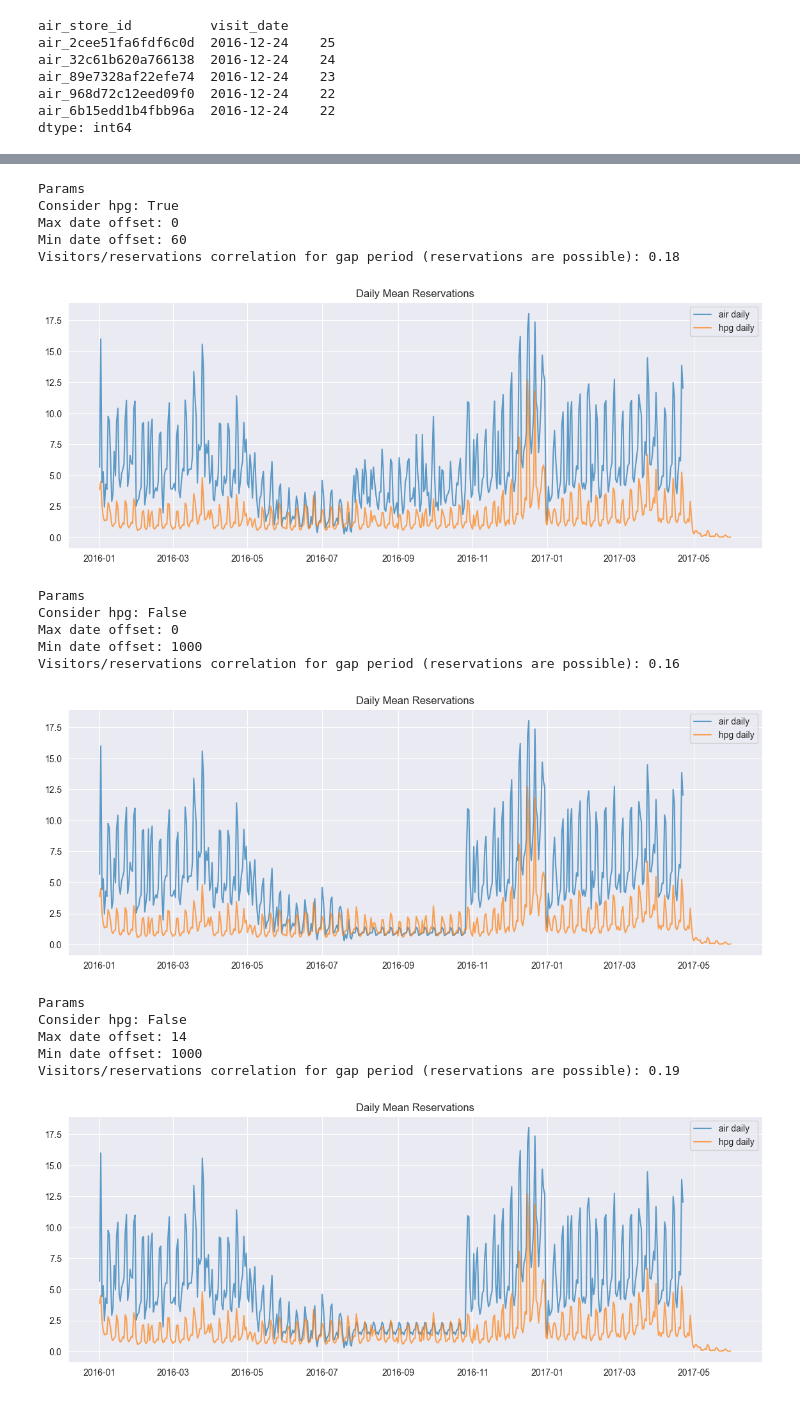
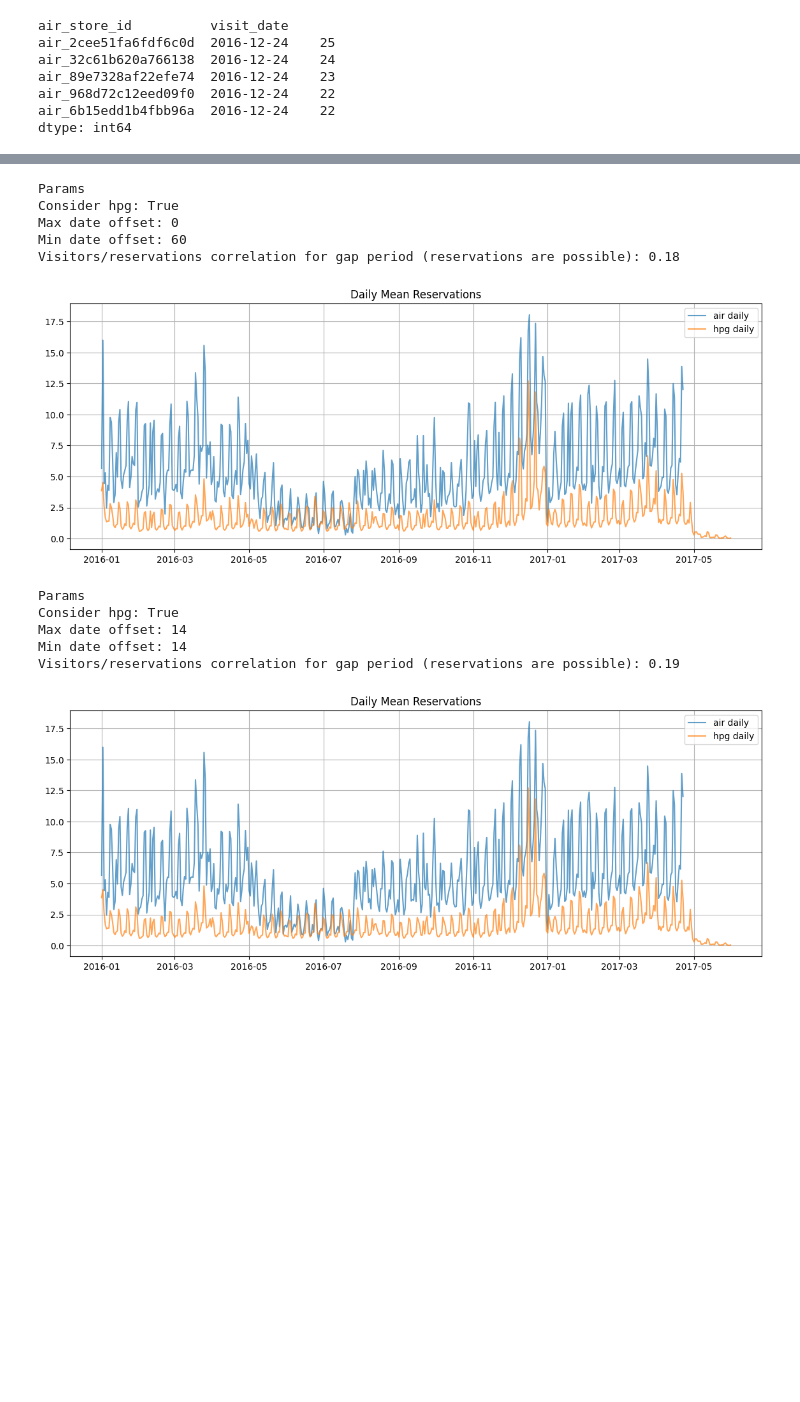
Before and after one commit to Lymuthien/mentoring_program, a Jupyter notebook: notebooks/1.1-reservations-visitors-eda.ipynb, the cells around one changed output, grey strips where cells are left out. Drawn from its saved outputs; the diff is of its cells as text; code cells hidden in the pictures; blank space fills up the shorter version.

```diff
--- a/notebooks/1.1-reservations-visitors-eda.ipynb
+++ b/notebooks/1.1-reservations-visitors-eda.ipynb
@@ -541,9 +543,7 @@ dtype: int64
 params = [
     (True, 0, 1000),
     (True, 0, 60),
-    (False, 0, 1000),
-    (False, 14, 1000),
-    (False, 14, 14),
+    (True, 14, 14),
 ]
 
 res_possibility_info = all_merged[[AIR_RESTAURANT_ID_COL, VISIT_DATE_COL, RES_IMPOSSIBILITY_COL]]
@@ -575,18 +575,12 @@ Visitors/reservations correlation for gap period (reservations are possible): 0.
 Params
 Consider hpg: True
 Max date offset: 0
 Min date offset: 60
 Visitors/reservations correlation for gap period (reservations are possible): 0.18
-[figure, old version]
+[figure, new version]
 Params
-Consider hpg: False
-Max date offset: 0
-Min date offset: 1000
-Visitors/reservations correlation for gap period (reservations are possible): 0.16
+Consider hpg: True
+Max date offset: 14
+Min date offset: 14
+Visitors/reservations correlation for gap period (reservations are possible): 0.19
-[figure, old version]
+[figure, new version]
-Params
-Consider hpg: False
-Max date offset: 14
-Min date offset: 1000
-Visitors/reservations correlation for gap period (reservations are possible): 0.19
-[figure, removed]
```
Also changed, not shown: parts of 15 cells of this notebook.
